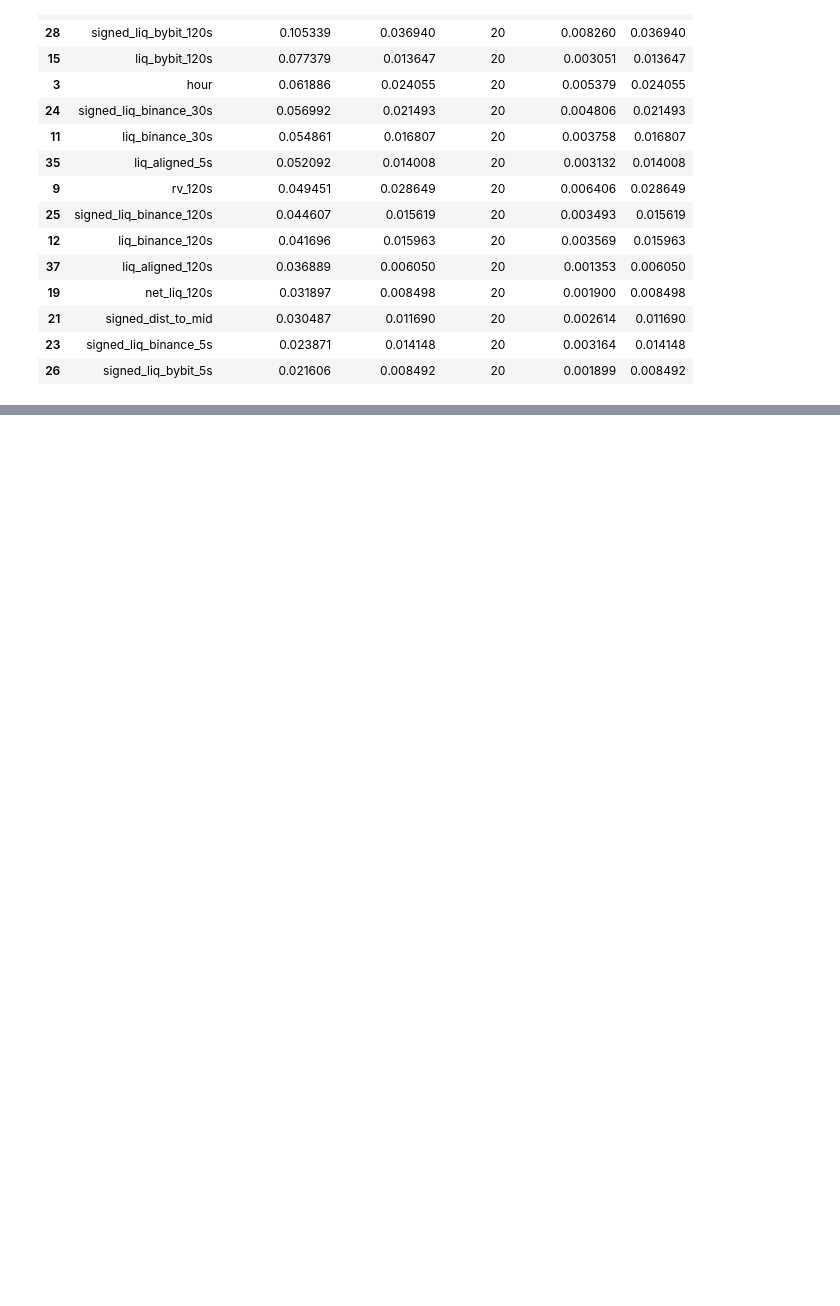
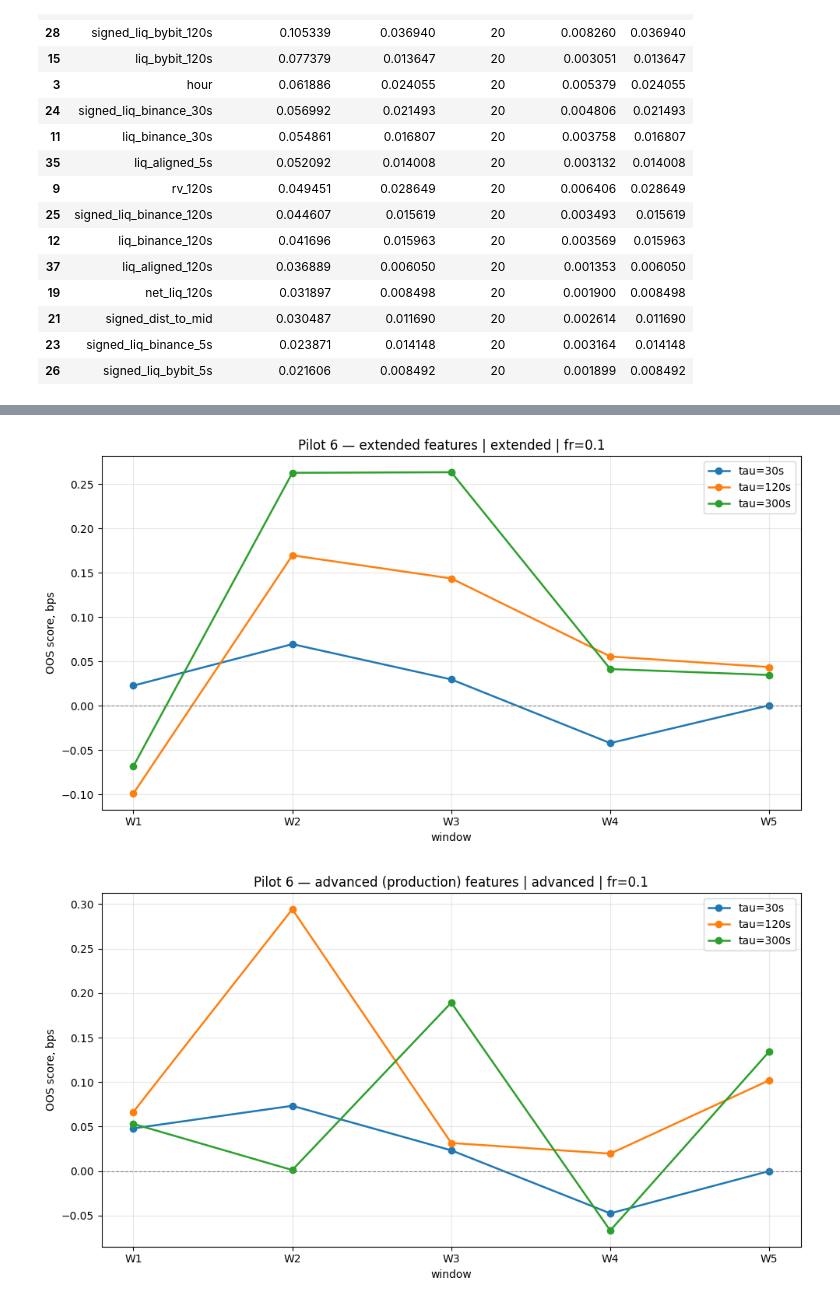
Before and after one commit to quickmathsometree/hft-liquidations-2026, a Jupyter notebook: p34_prod/backtest.ipynb, the cells around one changed output, grey strips where cells are left out. Saved outputs shown, nothing was run; the diff lists cells and outputs as text; code cells hidden in the pictures; blank space fills up the shorter version.

```diff
--- a/p34_prod/backtest.ipynb
+++ b/p34_prod/backtest.ipynb
@@ -233,0 +335,14 @@ fi.head(15)
+# %%
+
+for max_fr in (0.10, 0.30):
+    util.plot_pilot_score_by_window(
+        pilot6, variant="extended", max_filter_rate=max_fr,
+        title="Pilot 6 — extended features",
+    )
+    util.plot_pilot_score_by_window(
+        pilot6, variant="advanced", max_filter_rate=max_fr,
+        title="Pilot 6 — advanced (production) features",
+    )
+# %% [output]
+[figure, added]
+[figure, added]
```
Also changed, not shown: parts of 20 cells of this notebook, 7 other files.
